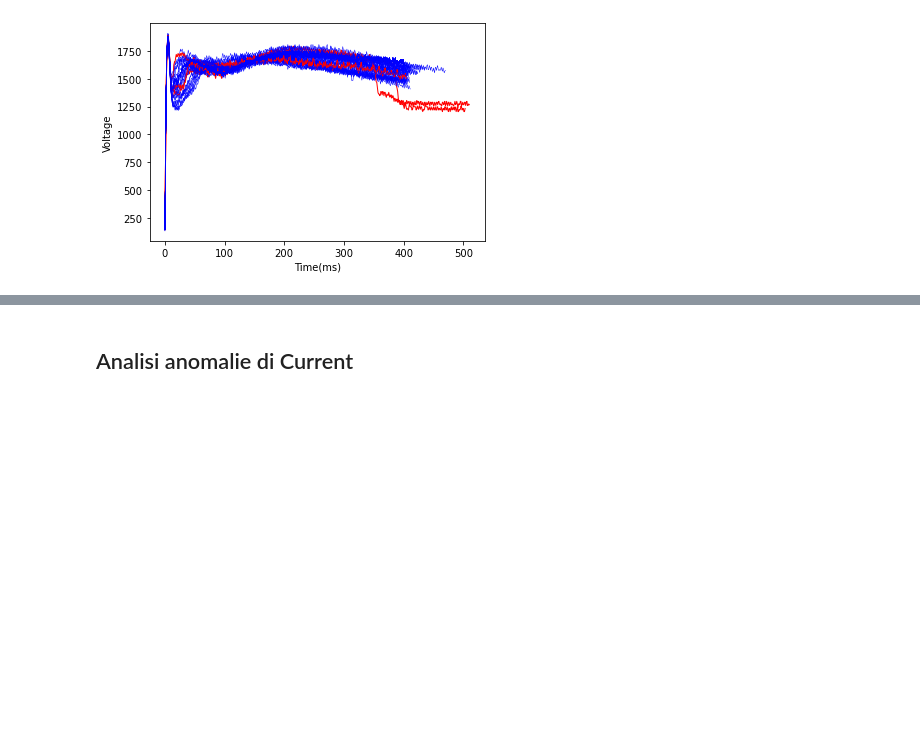
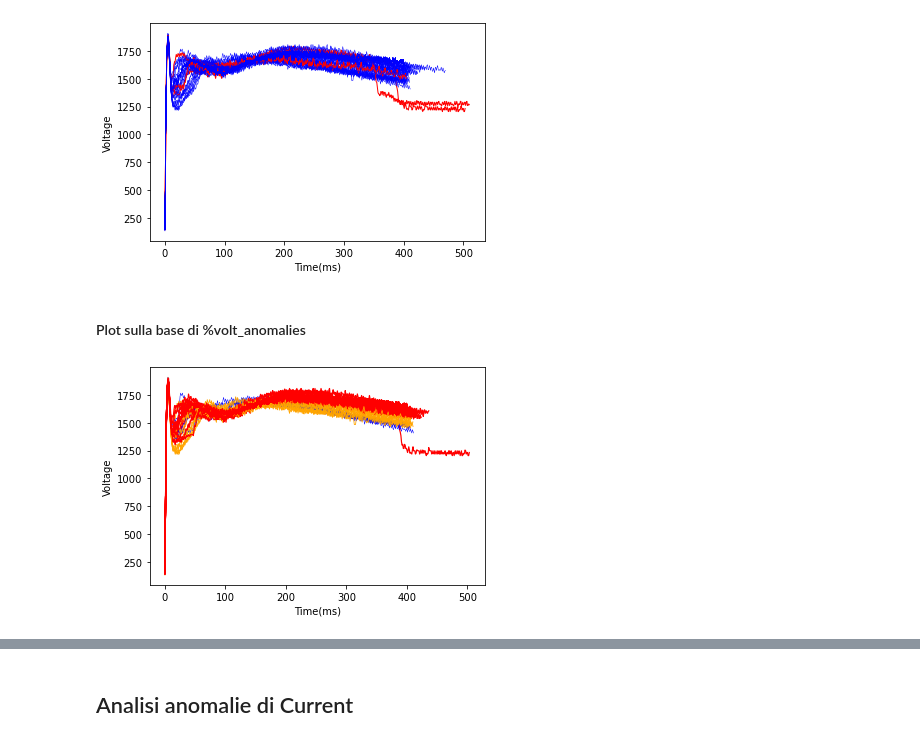
Before and after one commit to DavideMobilia/Anomaly-Detection, a Jupyter notebook: Scripts/Part4- Anomaly Analysis.ipynb, the cells around one changed output, grey strips where cells are left out. Drawn from its saved outputs; the diff is of its cells as text; code cells hidden in the pictures; blank space fills up the shorter version.

```diff
--- a/Scripts/Part4- Anomaly Analysis.ipynb
+++ b/Scripts/Part4- Anomaly Analysis.ipynb
@@ -80,3 +42,22 @@ for i in range(50):
         plt.plot(val_indice["VoltageCurve"][i],c=colore,linewidth=1)
 # %% [output]
 [figure]
+# %% [markdown]
+#### Plot sulla base di %volt_anomalies
+# %%
+#### Plot sulla base di voltage_drop
+import matplotlib.pyplot as plt
+plt.xlabel("Time(ms)")
+plt.ylabel("Voltage")
+for i in range(50):
+    if val_indice["%volt_anomalies"][i]>40:
+        colore="red"
+        plt.plot(val_indice["VoltageCurve"][i],c=colore,linewidth=1.2)
+    if 5<val_indice["%volt_anomalies"][i]<40:
+        colore="orange"
+        plt.plot(val_indice["VoltageCurve"][i],c=colore,linewidth=0.8)
+    if val_indice["%volt_anomalies"][i]<5:
+        colore="blue"
+        plt.plot(val_indice["VoltageCurve"][i],c=colore,linewidth=0.5)
+# %% [output]
+[figure, added]
```
Also changed, not shown: parts of 16 cells of this notebook, 3 other files.
